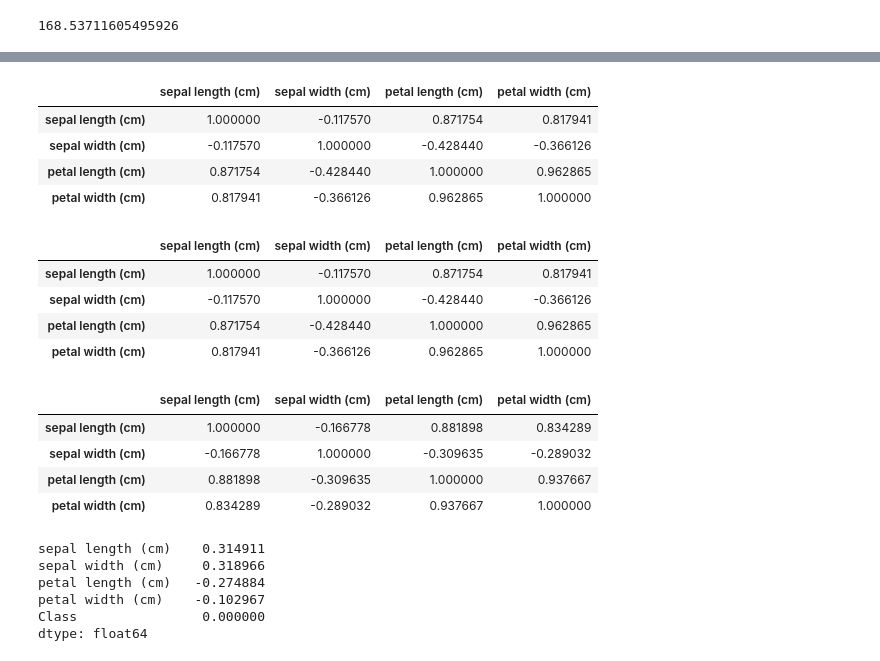
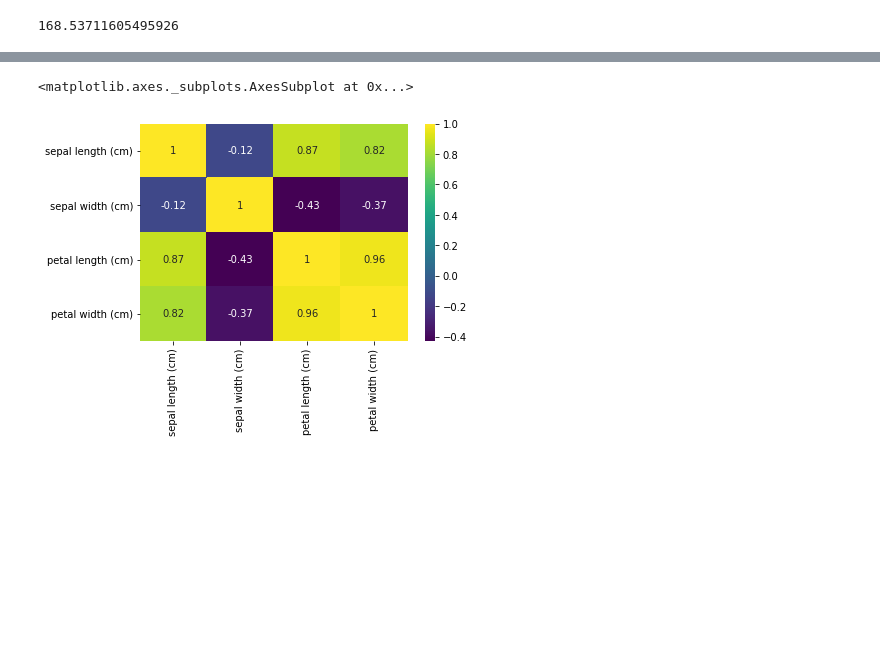
Before and after one commit to sandipanpaul21/Machine-Learning-in-Python-Code, a Jupyter notebook: 02_Univariate_Analysis.ipynb, the cells around one changed output, grey strips where cells are left out. Saved outputs shown, nothing was run; the diff lists cells and outputs as text; code cells hidden in the pictures; blank space fills up the shorter version.

```diff
--- a/02_Univariate_Analysis.ipynb
+++ b/02_Univariate_Analysis.ipynb
@@ -386,35 +422,6 @@ iris_pd.cov()
 # %%
 # Pearson Correlation
-iris_pd.corr()
+sns.heatmap(iris_pd.corr(),annot=True,cmap = 'viridis')
 # %% [output]
-|  | sepal length (cm) | sepal width (cm) | petal length (cm) | petal width (cm) |
-| sepal length (cm) | 1.000000 | -0.117570 | 0.871754 | 0.817941 |
-| sepal width (cm) | -0.117570 | 1.000000 | -0.428440 | -0.366126 |
-| petal length (cm) | 0.871754 | -0.428440 | 1.000000 | 0.962865 |
-| petal width (cm) | 0.817941 | -0.366126 | 0.962865 | 1.000000 |
+<matplotlib.axes._subplots.AxesSubplot at 0x...>
+[figure, added]
-# %%
-iris_pd.corr(method= 'pearson')
-# %% [output]
-|  | sepal length (cm) | sepal width (cm) | petal length (cm) | petal width (cm) |
-| sepal length (cm) | 1.000000 | -0.117570 | 0.871754 | 0.817941 |
-| sepal width (cm) | -0.117570 | 1.000000 | -0.428440 | -0.366126 |
-| petal length (cm) | 0.871754 | -0.428440 | 1.000000 | 0.962865 |
-| petal width (cm) | 0.817941 | -0.366126 | 0.962865 | 1.000000 |
-# %%
-iris_pd.corr(method = 'spearman')
-# %% [output]
-|  | sepal length (cm) | sepal width (cm) | petal length (cm) | petal width (cm) |
-| sepal length (cm) | 1.000000 | -0.166778 | 0.881898 | 0.834289 |
-| sepal width (cm) | -0.166778 | 1.000000 | -0.309635 | -0.289032 |
-| petal length (cm) | 0.881898 | -0.309635 | 1.000000 | 0.937667 |
-| petal width (cm) | 0.834289 | -0.289032 | 0.937667 | 1.000000 |
-# %%
-# 13) Skewness
-iris_pd.skew()
-# %% [output]
-sepal length (cm)    0.314911
-sepal width (cm)     0.318966
-petal length (cm)   -0.274884
-petal width (cm)    -0.102967
-Class                0.000000
-dtype: float64
```
Also changed, not shown: parts of 21 cells of this notebook.
